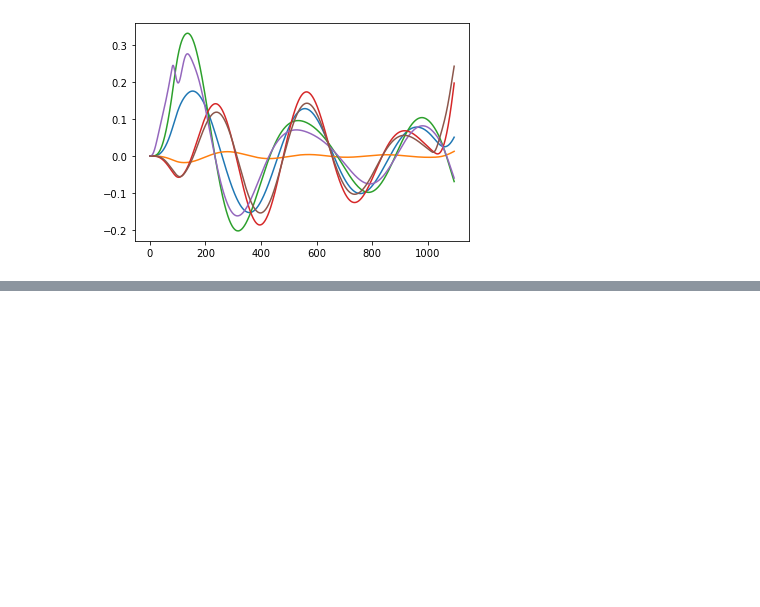
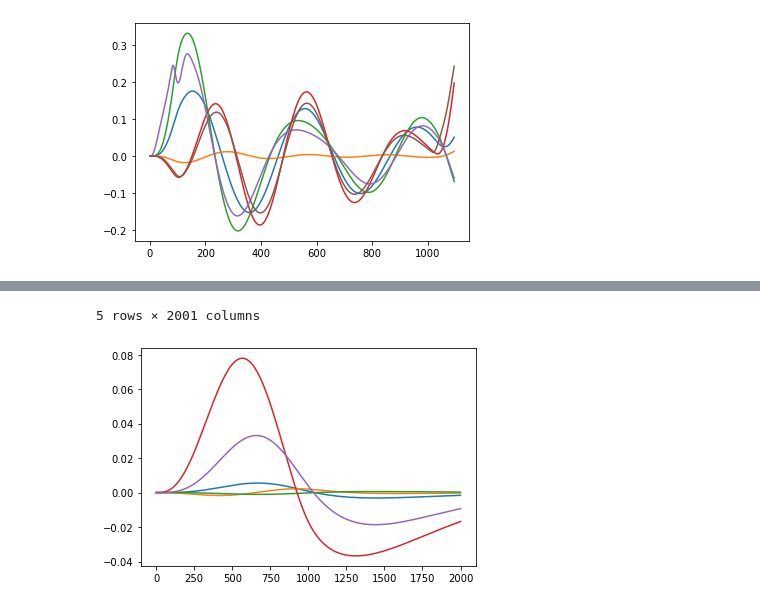
Before and after one commit to neit1t/University, a Jupyter notebook: Земсков/Земсков.ipynb, the cells around one changed output, grey strips where cells are left out. Saved outputs shown, nothing was run; the diff lists cells and outputs as text; code cells hidden in the pictures; blank space fills up the shorter version.

```diff
--- a/Земсков/Земсков.ipynb
+++ b/Земсков/Земсков.ipynb
@@ -88,3 +88,61 @@ pd.DataFrame(X)
 | 5 | 0.0 | -1.039242e-09 | -1.014324e-08 | -4.995297e-08 | -1.682794e-07 | -4.421691e-07 | -9.761373e-07 | -0.000002 | -0.000003 | -0.000006 | ... | ... |
 6 rows × 1096 columns
 [figure]
+# %%
+import numpy as np
+
+def rounding(n):
+    return round(round(n,3)+0.001,3) if (round(n,3)*1000)%2!=0 else round(n,3)
+
+def sinys(t,amplisuda,L):
+    return amplisuda*np.sin(np.pi*t/L)
+
+def solve(k1,k2,k3,c1,c2,c3,m1,m2,m3,h1,a1,T,I1,I3,L,A,t,t_voz,delta_t=0.002,gamma = 0.5,betta = 0.25):
+    T = [round(i,3) for i in np.arange(0,(T+0.001),delta_t)]
+    N = len(T)
+    t_matrix = [rounding(t)]
+    n_it1t = int((t_voz/L)/delta_t)
+    sinus = np.array([sinys(r,A,L) for r in np.linspace(0,1,n_it1t)])
+    K_diag = np.diag([k1,k2,k3])
+    D = np.array([[1,-a1,0,-1,h1],
+    [1,a1,-1,0,0],
+    [0,0,0,1,0]])
+    K = np.transpose(D)@K_diag@D
+    C_diag = np.diag([c1,c2,c3])
+    C = np.array([[1,-a1,0,-1,h1],
+    [1,a1,-1,0,0],
+    [0,0,0,1,0]])
+    C = np.transpose(C)@C_diag@C
+    M = np.diag([m1,I1,m2,m3,I3])
+    n = D.shape[0]
+    y_voz = np.zeros((D.shape[0]+1,N))
+    y_voz[0,:] = T
+    index_t = [np.where(y_voz[0,:] == i)[-1][-1] for i in t_matrix]
+    for i in index_t:
+        y_voz[n,i:] =  np.concatenate([sinus,np.zeros((N-n_it1t-i))])
+        n+=1
+    y_impact = y_voz[1:,:]
+    M_reverse = np.linalg.inv(M+delta_t*gamma*C+delta_t**2*betta*K)
+    K_diag_transpose = np.transpose(D)@K_diag
+    X = np.zeros((K_diag_transpose.shape[0],1))
+    X_t = np.zeros((K_diag_transpose.shape[0],1))
+    X_tt = np.zeros((K_diag_transpose.shape[0],1))
+    for i in range(N-1):
+        F = K_diag_transpose@y_impact[:,i+1]-C@(X_t[:,-1]+delta_t*(1-gamma)*X_tt[:,-1])-K@(X[:,-1]+delta_t*X_t[:,-1]+1/2*delta_t**2*(1-2*betta)*X_tt[:,-1])
+        X_tt = np.concatenate([X_tt,(np.dot(F,M_reverse)).reshape(-1,1)],axis =1)
+        X_tn = X_t[:,i]+delta_t*(gamma*X_tt[:,-1]+(1-gamma)*X_tt[:,i])
+        X_t = np.concatenate([X_t,X_tn.reshape(-1,1)],axis =1)
+        X_n = X[:,i]+delta_t*X_t[:,i]+0.5*(delta_t**2)*(2*betta*X_tt[:,-1]+(1-2*betta)*X_tt[:,i])
+        X = np.concatenate([X,X_n.reshape(-1,1)],axis =1)
+    return X,X_t,X_tt
+
+
+X,X_t,X_tt = solve(1,2,3,41,2,4,12,32,1,2,12,4,12,2,0.5,0.25,0,1)
+
+import matplotlib.pyplot as plt
+import pandas as pd
+
+for i in range(len(X)):
+    plt.plot(X[i])
+pd.DataFrame(X)
+# %% [output]
@@ -91,3 +155,5 @@ pd.DataFrame(X)
+5 rows × 2001 columns
+[figure, added]
 # %%
 for i in range(len(X)):
     plt.plot(X_t[i])
```
Also changed, not shown: parts of 1 cell of this notebook, 13 other files.
